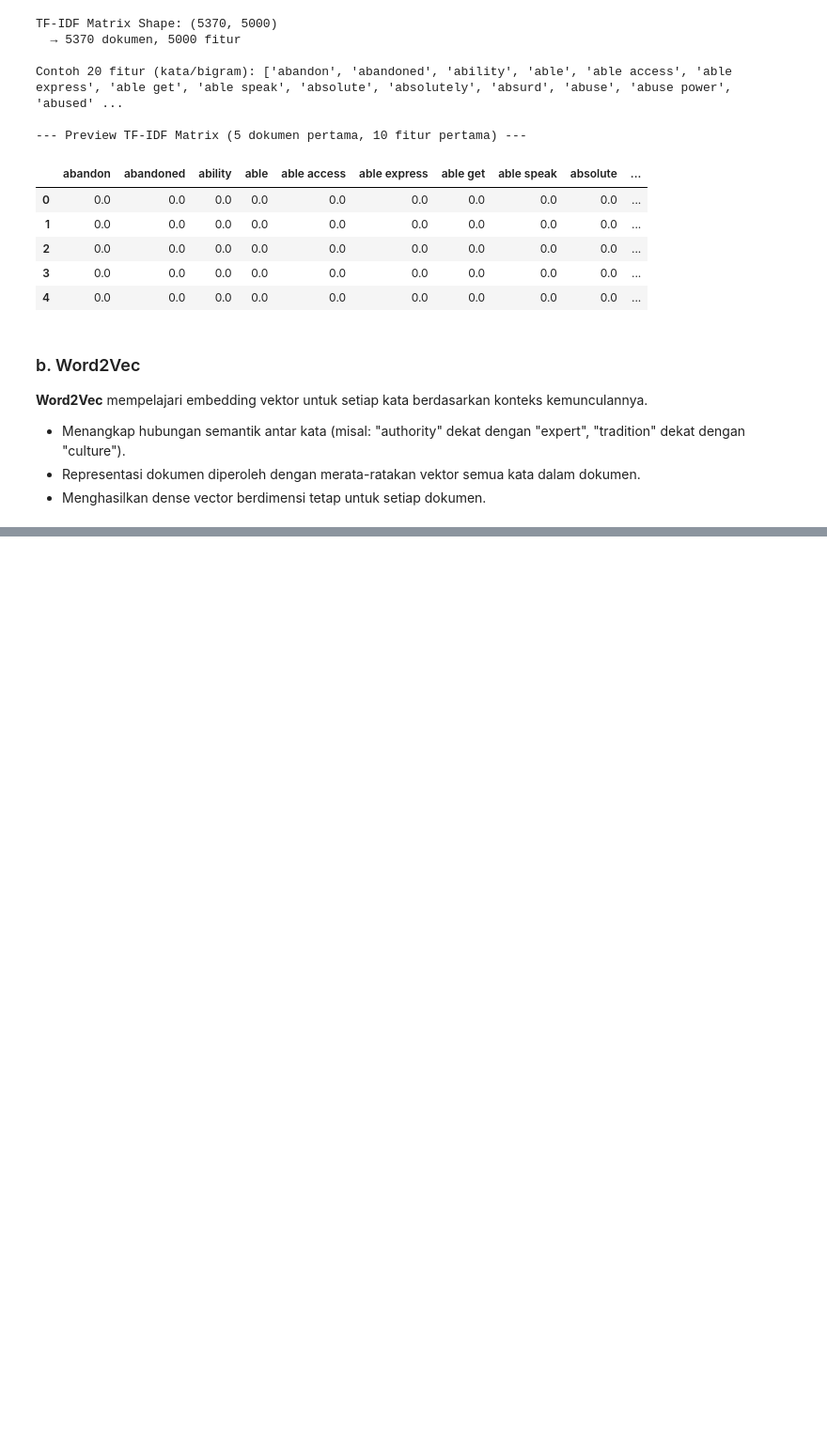
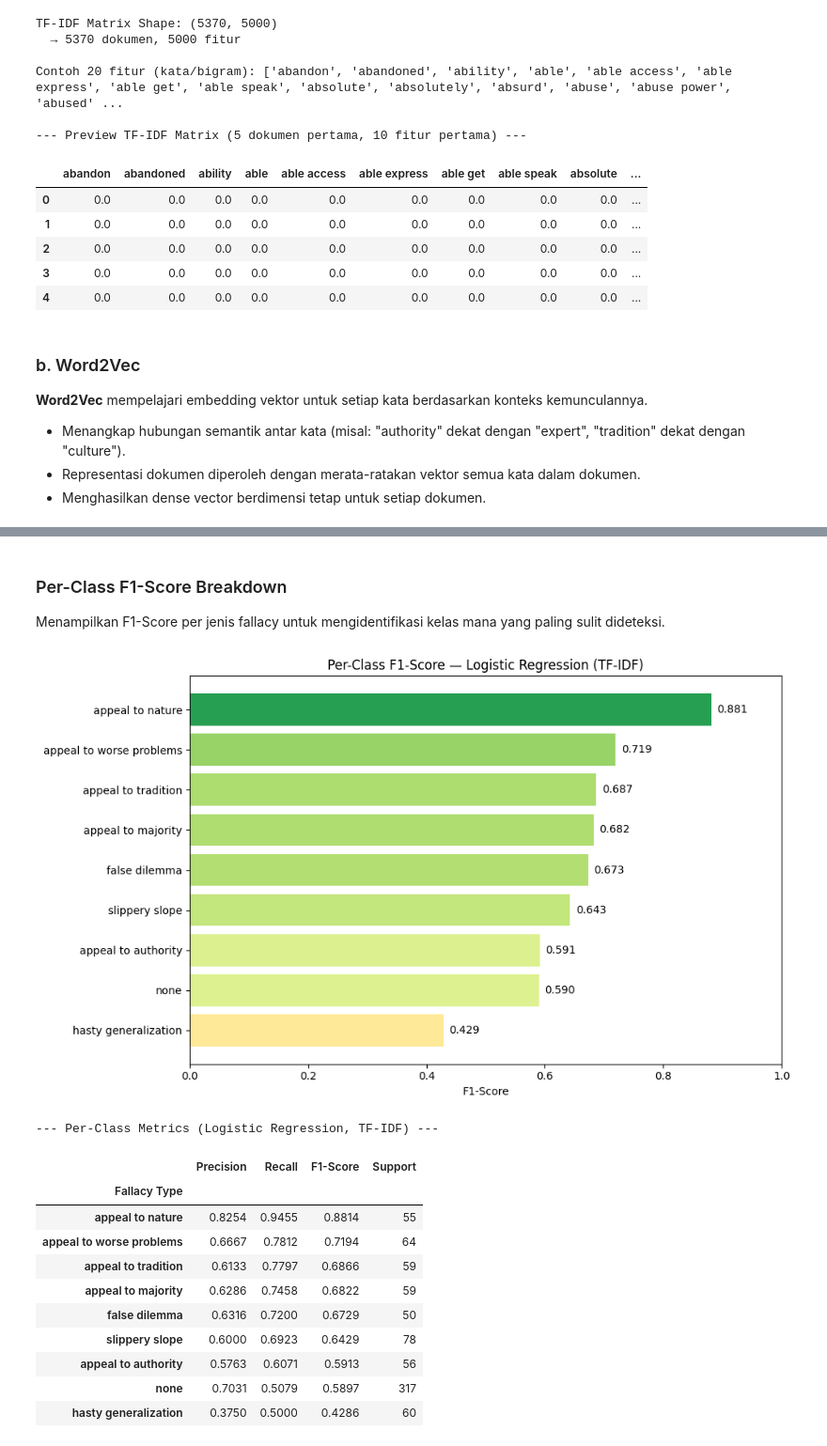
Before and after one commit to aristelcrowley/logical-fallacy-detection, a Jupyter notebook: logical-fallacy-detection.ipynb, the cells around one changed output, grey strips where cells are left out. Shown at 94% size. Cells and saved outputs as stored; diff of their text form; code cells hidden in the pictures; blank space fills up the shorter version.

```diff
--- a/logical-fallacy-detection.ipynb
+++ b/logical-fallacy-detection.ipynb
@@ -297,0 +634,53 @@ Word2Vec Document Matrix Shape: (5370, 100)
+# %% [markdown]
+### Per-Class F1-Score Breakdown
+
+Menampilkan F1-Score per jenis fallacy untuk mengidentifikasi kelas mana yang paling sulit dideteksi.
+# %%
+# Per-class F1 breakdown for best model
+p_cls, r_cls, f1_cls, sup_cls = precision_recall_fscore_support(
+    y_test, y_pred_best, labels=range(len(label_encoder.classes_))
+)
+
+class_df = pd.DataFrame({
+    'Fallacy Type': label_encoder.classes_,
+    'Precision': p_cls,
+    'Recall': r_cls,
+    'F1-Score': f1_cls,
+    'Support': sup_cls.astype(int)
+}).sort_values('F1-Score', ascending=True)
+
+# --- Bar chart ---
+fig, ax = plt.subplots(figsize=(10, 6))
+colors = plt.cm.RdYlGn(class_df['F1-Score'].values)
+bars = ax.barh(class_df['Fallacy Type'], class_df['F1-Score'], color=colors)
+ax.set_xlabel('F1-Score')
+ax.set_title(f'Per-Class F1-Score — {best_name} ({best_features})')
+ax.set_xlim(0, 1)
+
+for bar, val in zip(bars, class_df['F1-Score'].values):
+    ax.text(bar.get_width() + 0.01, bar.get_y() + bar.get_height() / 2,
+            f'{val:.3f}', va='center', fontsize=10)
+
+plt.tight_layout()
+plt.show()
+
+# --- Table ---
+print(f"\n--- Per-Class Metrics ({best_name}, {best_features}) ---")
+class_df_display = class_df.sort_values('F1-Score', ascending=False).set_index('Fallacy Type')
+class_df_display.style.format({
+    'Precision': '{:.4f}', 'Recall': '{:.4f}', 'F1-Score': '{:.4f}'
+}).background_gradient(subset=['F1-Score'], cmap='RdYlGn')
+# %% [output]
+[figure, added]
+--- Per-Class Metrics (Logistic Regression, TF-IDF) ---
+|  | Precision | Recall | F1-Score | Support |
+| Fallacy Type |  |  |  |  |
+| appeal to nature | 0.8254 | 0.9455 | 0.8814 | 55 |
+| appeal to worse problems | 0.6667 | 0.7812 | 0.7194 | 64 |
+| appeal to tradition | 0.6133 | 0.7797 | 0.6866 | 59 |
+| appeal to majority | 0.6286 | 0.7458 | 0.6822 | 59 |
+| false dilemma | 0.6316 | 0.7200 | 0.6729 | 50 |
+| slippery slope | 0.6000 | 0.6923 | 0.6429 | 78 |
+| appeal to authority | 0.5763 | 0.6071 | 0.5913 | 56 |
+| none | 0.7031 | 0.5079 | 0.5897 | 317 |
+| hasty generalization | 0.3750 | 0.5000 | 0.4286 | 60 |
```
Also changed, not shown: parts of 15 cells of this notebook.
